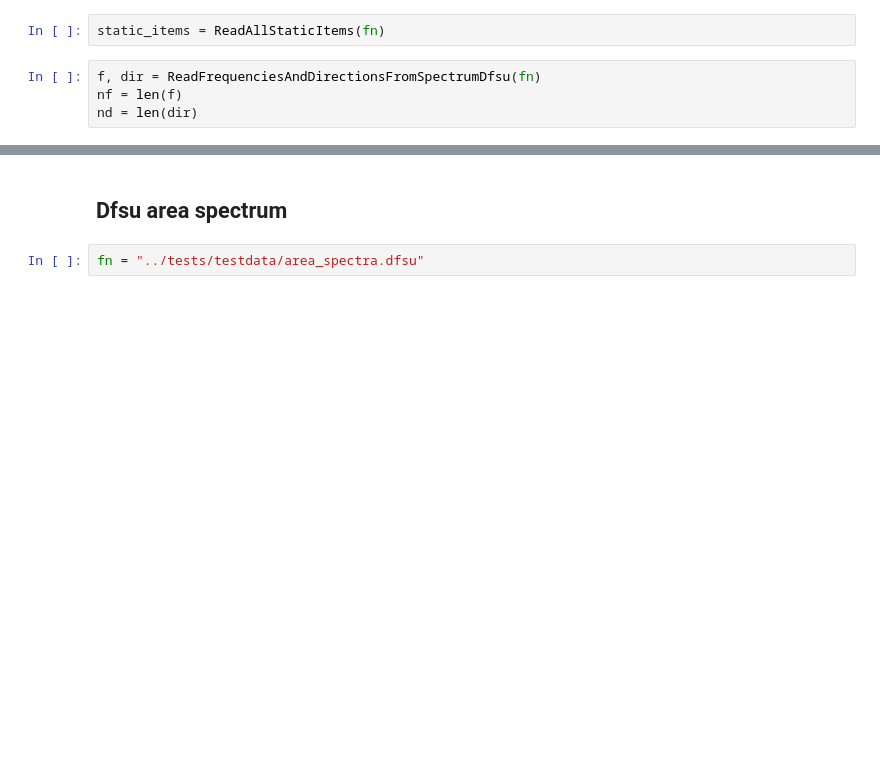
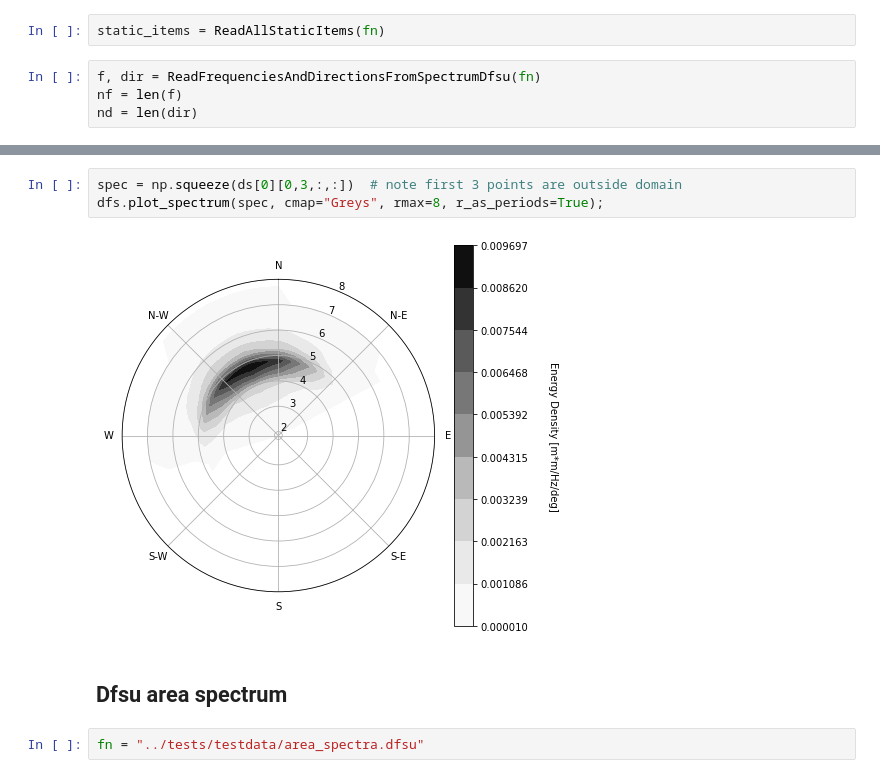
Before and after one commit to DHI/mikeio, a Jupyter notebook: notebooks/Dfsu - Spectral data.ipynb, the cells around one changed output, grey strips where cells are left out. Saved outputs shown, nothing was run; the diff lists cells and outputs as text; blank space fills up the shorter version.

```diff
--- a/notebooks/Dfsu - Spectral data.ipynb
+++ b/notebooks/Dfsu - Spectral data.ipynb
@@ -101,3 +99,8 @@ ValueError: could not broadcast input array from shape (4000,) into shape (9,)
+# %%
+spec = np.squeeze(ds[0][0,3,:,:])  # note first 3 points are outside domain
+dfs.plot_spectrum(spec, cmap="Greys", rmax=8, r_as_periods=True);
+# %% [output]
+[figure, added]
 # %% [markdown]
 ## Dfsu area spectrum
 # %%
```
Also changed, not shown: parts of 18 cells of this notebook.
